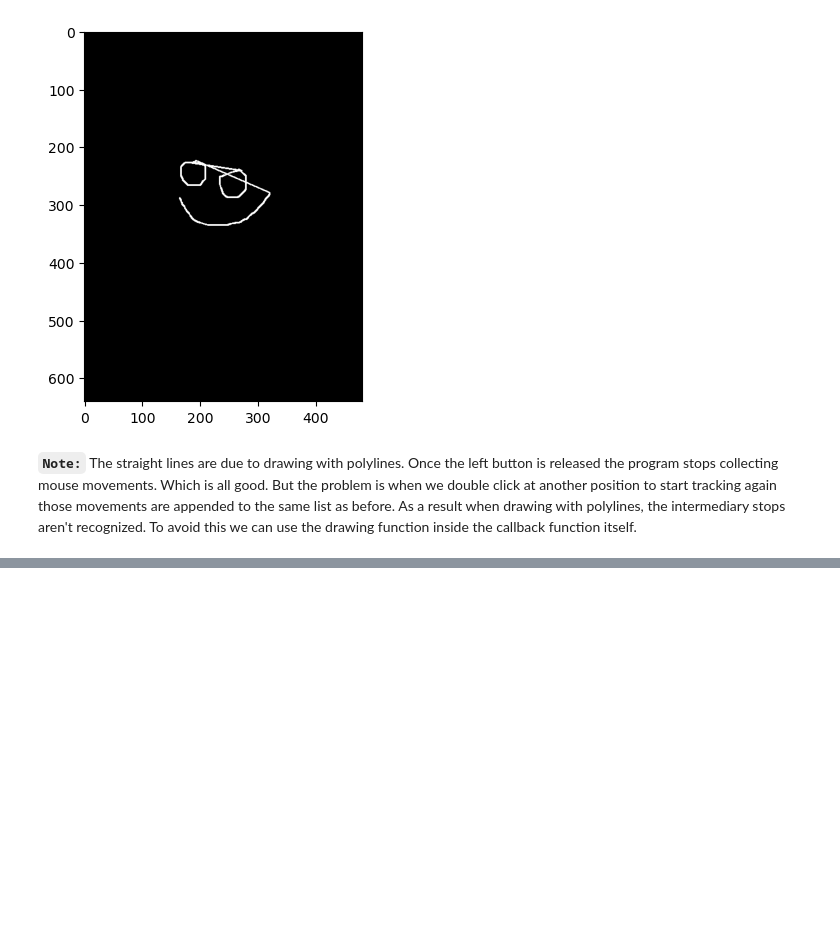
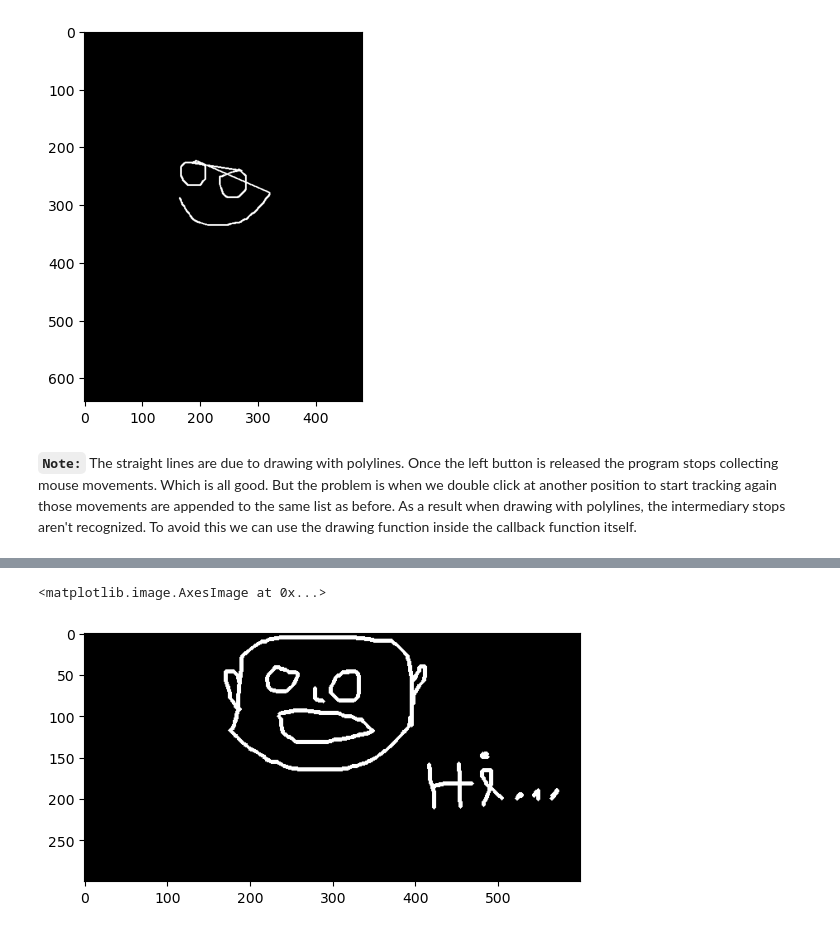
Before and after one commit to MaidulHasan/OpenCV_Basics, a Jupyter notebook: 22_input_from_mouse_and_trackbar.ipynb, the cells around one changed output, grey strips where cells are left out. Cells and saved outputs as stored; diff of their text form; code cells hidden in the pictures; blank space fills up the shorter version.

Commit message:
[subsec] mouse as a paintbrush (Draw over a black canvas in OpenCV using mouse events)

```diff
--- a/22_input_from_mouse_and_trackbar.ipynb
+++ b/22_input_from_mouse_and_trackbar.ipynb
@@ -137,0 +185,22 @@ plt.imshow(canvas, "gray")
+# %%
+# initialize global variables
+is_left_double_clicked = False
+is_left_down = False
+
+# create window that will be bound to the getMouseCallback
+img = np.zeros((300, 600), dtype=np.uint8)
+
+# bind getMouseCallback to a named window
+cv.namedWindow("Image")
+cv.setMouseCallback("Image", paint)
+
+while True:
+    cv.imshow("Image", img)
+
+    keyboad_input = cv.waitKey(100)
+
+    # press "q" or "Esc" to quit
+    if keyboad_input == ord("q"):
+        break
+
+cv.destroyAllWindows()
@@ -137,0 +225,5 @@ plt.imshow(canvas, "gray")
+# %%
+plt.imshow(img, "gray")
+# %% [output]
+<matplotlib.image.AxesImage at 0x...>
+[figure, added]
```
Also changed, not shown: parts of 5 cells of this notebook.
